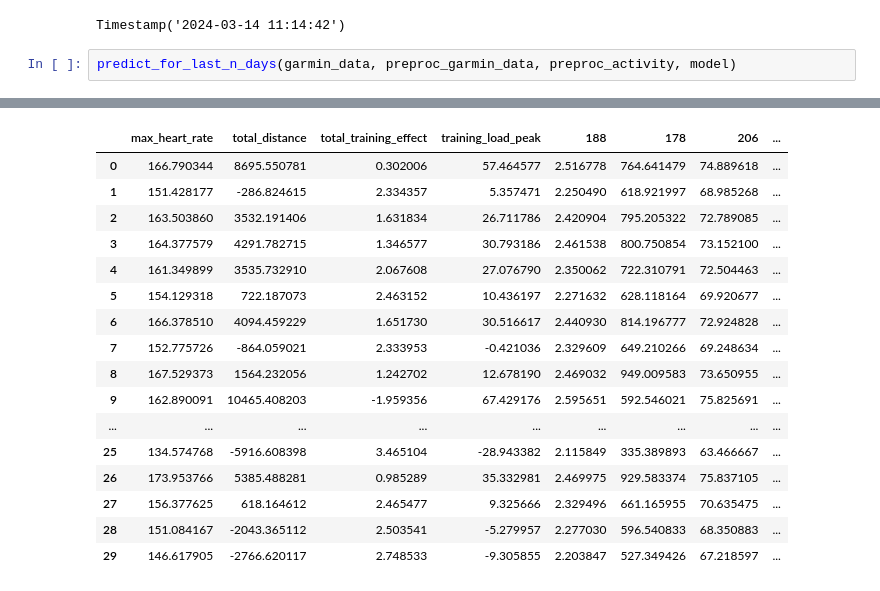
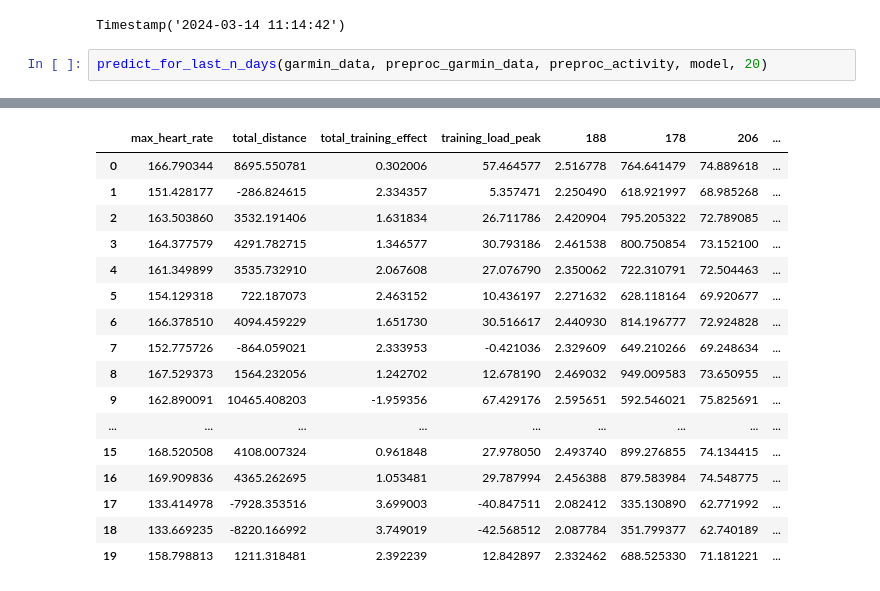
Before and after one commit to nicblanc/overcome-tomorrow, a Jupyter notebook: notebooks/create_test_model.ipynb, the cells around one changed output, grey strips where cells are left out. Cells and saved outputs as stored; diff of their text form.

```diff
--- a/notebooks/create_test_model.ipynb
+++ b/notebooks/create_test_model.ipynb
@@ -615,5 +615,5 @@ garmin_data.iloc[-1]["beginTimestamp"] - timedelta(days=1)
 # %% [output]
 Timestamp('2024-03-14 11:14:42')
 # %%
-predict_for_last_n_days(garmin_data, preproc_garmin_data, preproc_activity, model)
+predict_for_last_n_days(garmin_data, preproc_garmin_data, preproc_activity, model, 20)
 # %% [output]
@@ -621,17 +621,17 @@ predict_for_last_n_days(garmin_data, preproc_garmin_data, preproc_activity, mode
 |  | max_heart_rate | total_distance | total_training_effect | training_load_peak | 188 | 178 | 206 | ... |
 | 0 | 166.790344 | 8695.550781 | 0.302006 | 57.464577 | 2.516778 | 764.641479 | 74.889618 | ... |
 | 1 | 151.428177 | -286.824615 | 2.334357 | 5.357471 | 2.250490 | 618.921997 | 68.985268 | ... |
 | 2 | 163.503860 | 3532.191406 | 1.631834 | 26.711786 | 2.420904 | 795.205322 | 72.789085 | ... |
 | 3 | 164.377579 | 4291.782715 | 1.346577 | 30.793186 | 2.461538 | 800.750854 | 73.152100 | ... |
 | 4 | 161.349899 | 3535.732910 | 2.067608 | 27.076790 | 2.350062 | 722.310791 | 72.504463 | ... |
 | 5 | 154.129318 | 722.187073 | 2.463152 | 10.436197 | 2.271632 | 628.118164 | 69.920677 | ... |
 | 6 | 166.378510 | 4094.459229 | 1.651730 | 30.516617 | 2.440930 | 814.196777 | 72.924828 | ... |
 | 7 | 152.775726 | -864.059021 | 2.333953 | -0.421036 | 2.329609 | 649.210266 | 69.248634 | ... |
 | 8 | 167.529373 | 1564.232056 | 1.242702 | 12.678190 | 2.469032 | 949.009583 | 73.650955 | ... |
 | 9 | 162.890091 | 10465.408203 | -1.959356 | 67.429176 | 2.595651 | 592.546021 | 75.825691 | ... |
 | ... | ... | ... | ... | ... | ... | ... | ... | ... |
-| 25 | 134.574768 | -5916.608398 | 3.465104 | -28.943382 | 2.115849 | 335.389893 | 63.466667 | ... |
-| 26 | 173.953766 | 5385.488281 | 0.985289 | 35.332981 | 2.469975 | 929.583374 | 75.837105 | ... |
-| 27 | 156.377625 | 618.164612 | 2.465477 | 9.325666 | 2.329496 | 661.165955 | 70.635475 | ... |
-| 28 | 151.084167 | -2043.365112 | 2.503541 | -5.279957 | 2.277030 | 596.540833 | 68.350883 | ... |
-| 29 | 146.617905 | -2766.620117 | 2.748533 | -9.305855 | 2.203847 | 527.349426 | 67.218597 | ... |
+| 15 | 168.520508 | 4108.007324 | 0.961848 | 27.978050 | 2.493740 | 899.276855 | 74.134415 | ... |
+| 16 | 169.909836 | 4365.262695 | 1.053481 | 29.787994 | 2.456388 | 879.583984 | 74.548775 | ... |
+| 17 | 133.414978 | -7928.353516 | 3.699003 | -40.847511 | 2.082412 | 335.130890 | 62.771992 | ... |
+| 18 | 133.669235 | -8220.166992 | 3.749019 | -42.568512 | 2.087784 | 351.799377 | 62.740189 | ... |
+| 19 | 158.798813 | 1211.318481 | 2.392239 | 12.842897 | 2.332462 | 688.525330 | 71.181221 | ... |
```
Also changed, not shown: parts of 1 cell of this notebook, 2 other files.
